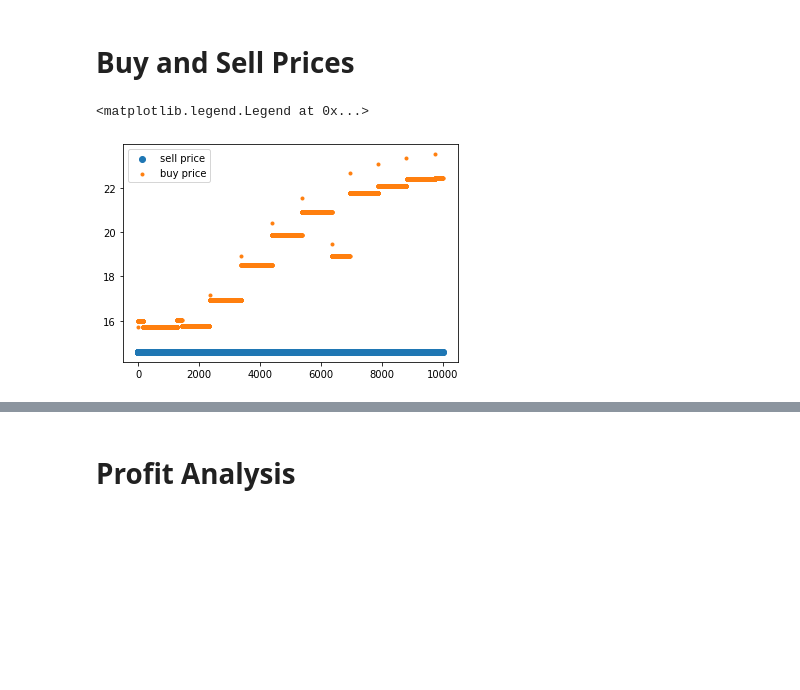
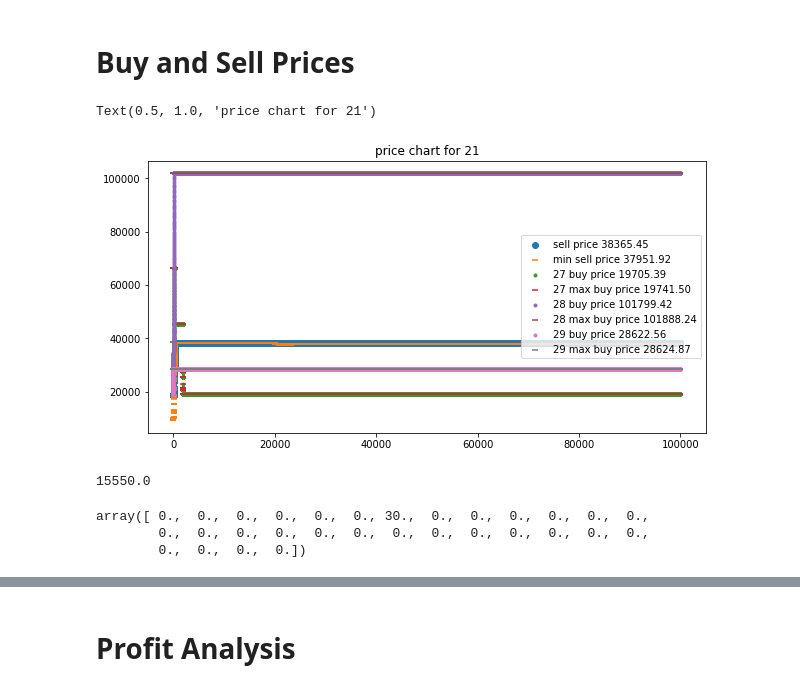
Before and after one commit to gerner/stellarpunk, a Jupyter notebook: notebook/econ_sim.ipynb, the cells around one changed output, grey strips where cells are left out. Saved outputs shown, nothing was run; the diff lists cells and outputs as text; code cells hidden in the pictures; blank space fills up the shorter version.

Commit message:
tweaking and cleanup trying to get production chain to run smoothly

```diff
--- a/notebook/econ_sim.ipynb
+++ b/notebook/econ_sim.ipynb
@@ -357,12 +479,36 @@ inventory_df[inventory_df["tick"] == inventory_df["tick"].max()].set_index("agen
 # %%
 buy_price_df = econ_sim.read_tick_log_to_df(open("/tmp/buy_prices.log", "rb"), index_name="agent").reset_index()
 sell_price_df = econ_sim.read_tick_log_to_df(open("/tmp/sell_prices.log", "rb"), index_name="agent").reset_index()
+max_buy_price_df = econ_sim.read_tick_log_to_df(open("/tmp/max_buy_prices.log", "rb"), index_name="agent").reset_index()
+min_sell_price_df = econ_sim.read_tick_log_to_df(open("/tmp/min_sell_prices.log", "rb"), index_name="agent").reset_index()
-# %%
-df1 = sell_price_df[(sell_price_df["agent"] == 0) & (sell_price_df["tick"] <10000)]
-df2 = buy_price_df[buy_price_df["tick"] < 10000].groupby("tick")[0].max()
-plt.scatter(df1["tick"], df1[0], label="sell price")
-plt.scatter(df1["tick"], df2, label="buy price", marker=".")
-plt.legend()
-# %% [output]
-<matplotlib.legend.Legend at 0x...>
-[figure, removed]
+# %%
+product_id = 21
+min_ticks = 0
+max_ticks = 300000
+
+df1 = sell_price_df[(sell_price_df[product_id] < np.inf) & (sell_price_df["tick"].between(min_ticks,max_ticks))].groupby("tick")[product_id].min().to_frame().reset_index()
+dfms = min_sell_price_df[(min_sell_price_df[product_id] < np.inf) & (min_sell_price_df["tick"].between(min_ticks, max_ticks))].groupby("tick")[product_id].min().to_frame().reset_index()
+df2 = buy_price_df[(buy_price_df["tick"].between(min_ticks, max_ticks)) & (buy_price_df[product_id] > 0)][["tick", "agent", product_id]]
+dfmb = max_buy_price_df[(max_buy_price_df["tick"].between(min_ticks, max_ticks)) & (max_buy_price_df[product_id] > 0)][["tick", "agent", product_id]]
+
+plt.figure(figsize=(10,5))
+plt.scatter(df1["tick"], df1[product_id], label=f'sell price {df1[product_id].mean():.2f}')
+plt.scatter(dfms["tick"], dfms[product_id], label=f'min sell price {dfms[product_id].mean():.2f}', marker="_")
+for agent in df2["agent"].unique():
+    sc = plt.scatter(df2[df2["agent"] == agent]["tick"], df2[df2["agent"] == agent][product_id], label=f'{agent} buy price {df2[df2["agent"] == agent][product_id].mean():.2f}', marker=".")
+    plt.scatter(dfmb[dfmb["agent"] == agent]["tick"], dfmb[dfmb["agent"] == agent][product_id], label=f'{agent} max buy price {dfmb[dfmb["agent"] == agent][product_id].mean():.2f}', marker="_")
+plt.legend(loc="right")
+plt.title(f'price chart for {product_id}')
+# %% [output]
+Text(0.5, 1.0, 'price chart for 21')
+[figure, added]
+# %%
+production_chain.goods_produced[product_id]
+# %% [output]
+15550.0
+# %%
+production_chain.batch_sizes[product_id] * production_chain.adj_matrix[:,product_id]
+# %% [output]
+array([ 0.,  0.,  0.,  0.,  0.,  0., 30.,  0.,  0.,  0.,  0.,  0.,  0.,
+        0.,  0.,  0.,  0.,  0.,  0.,  0.,  0.,  0.,  0.,  0.,  0.,  0.,
+        0.,  0.,  0.,  0.])
```
Also changed, not shown: parts of 68 cells of this notebook, 2 other files.
